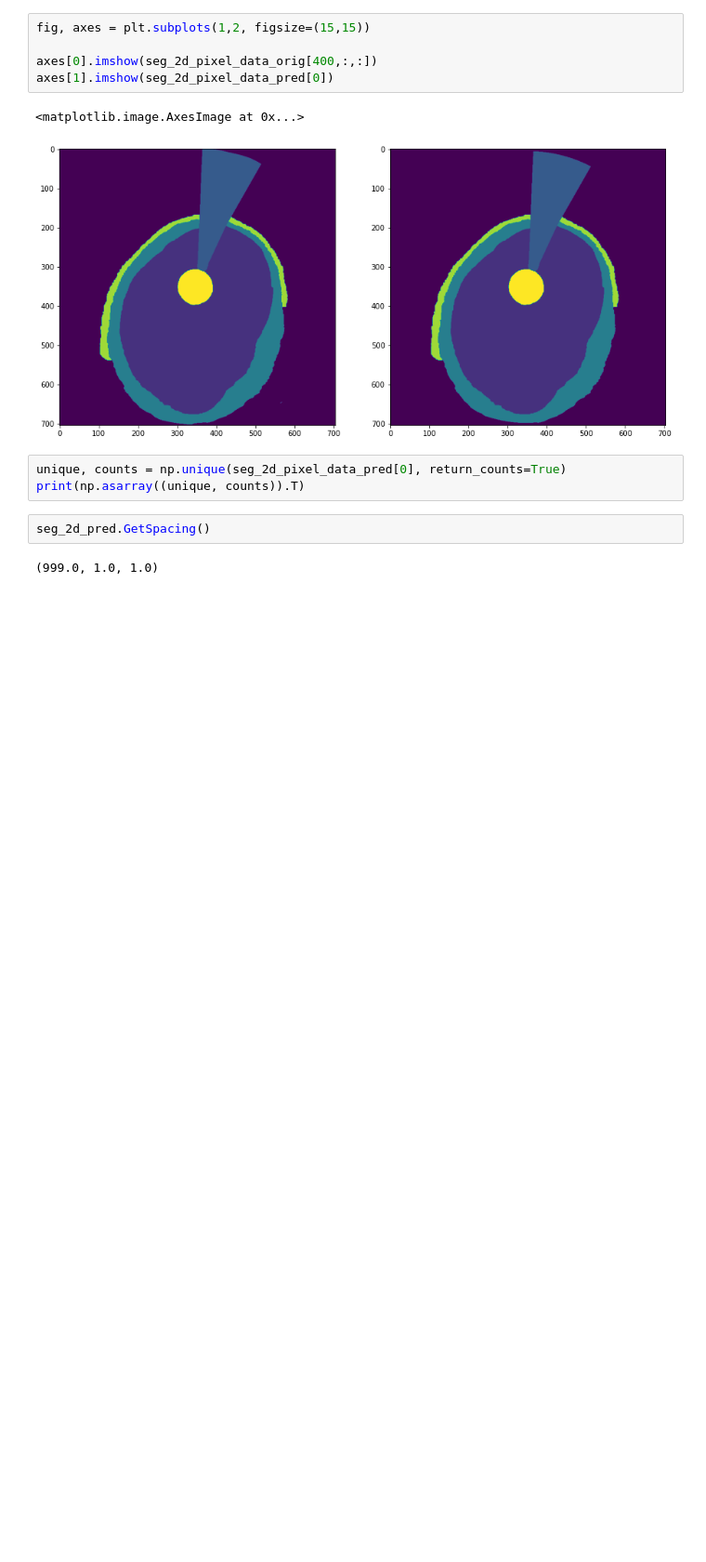
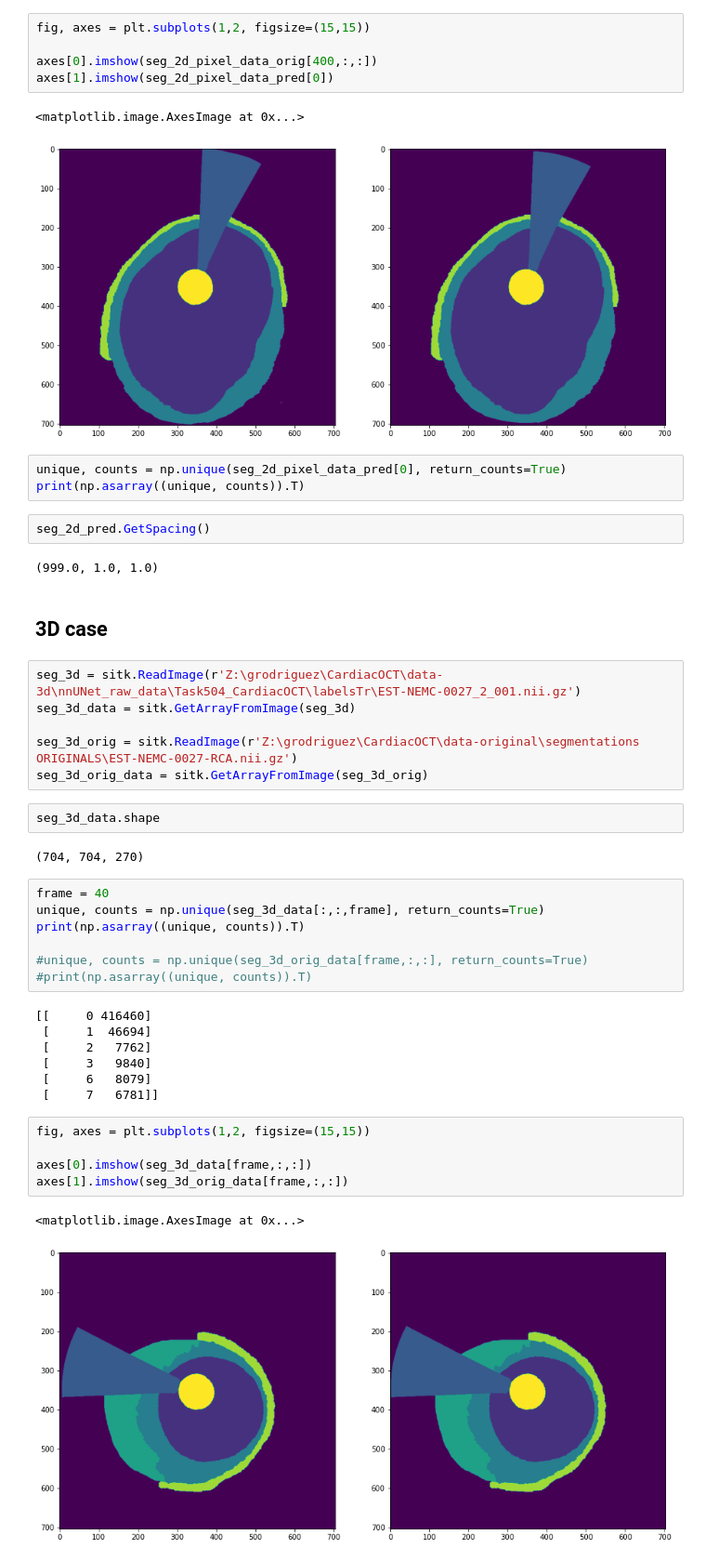
Before and after one commit to Gonzalo2408/CardiacOCT-project, a Jupyter notebook: code/view/check_segs_integrity.ipynb, the cells around one changed output. Shown at 93% size. Cells and saved outputs as stored; diff of their text form; blank space fills up the shorter version.

```diff
--- a/code/view/check_segs_integrity.ipynb
+++ b/code/view/check_segs_integrity.ipynb
@@ -157,3 +159,37 @@ print(np.asarray((unique, counts)).T)
 seg_2d_pred.GetSpacing()
 # %% [output]
 (999.0, 1.0, 1.0)
+# %% [markdown]
+## 3D case
+# %%
+seg_3d = sitk.ReadImage(r'Z:\grodriguez\CardiacOCT\data-3d\nnUNet_raw_data\Task504_CardiacOCT\labelsTr\EST-NEMC-0027_2_001.nii.gz')
+seg_3d_data = sitk.GetArrayFromImage(seg_3d)
+
+seg_3d_orig = sitk.ReadImage(r'Z:\grodriguez\CardiacOCT\data-original\segmentations ORIGINALS\EST-NEMC-0027-RCA.nii.gz')
+seg_3d_orig_data = sitk.GetArrayFromImage(seg_3d_orig)
+# %%
+seg_3d_data.shape
+# %% [output]
+(704, 704, 270)
+# %%
+frame = 40
+unique, counts = np.unique(seg_3d_data[:,:,frame], return_counts=True)
+print(np.asarray((unique, counts)).T)
+
+#unique, counts = np.unique(seg_3d_orig_data[frame,:,:], return_counts=True)
+#print(np.asarray((unique, counts)).T)
+# %% [output]
+[[     0 416460]
+ [     1  46694]
+ [     2   7762]
+ [     3   9840]
+ [     6   8079]
+ [     7   6781]]
+# %%
+fig, axes = plt.subplots(1,2, figsize=(15,15))
+
+axes[0].imshow(seg_3d_data[frame,:,:])
+axes[1].imshow(seg_3d_orig_data[frame,:,:])
+# %% [output]
+<matplotlib.image.AxesImage at 0x...>
+[figure, added]
```
Also changed, not shown: parts of 2 cells of this notebook, 16 other files.
